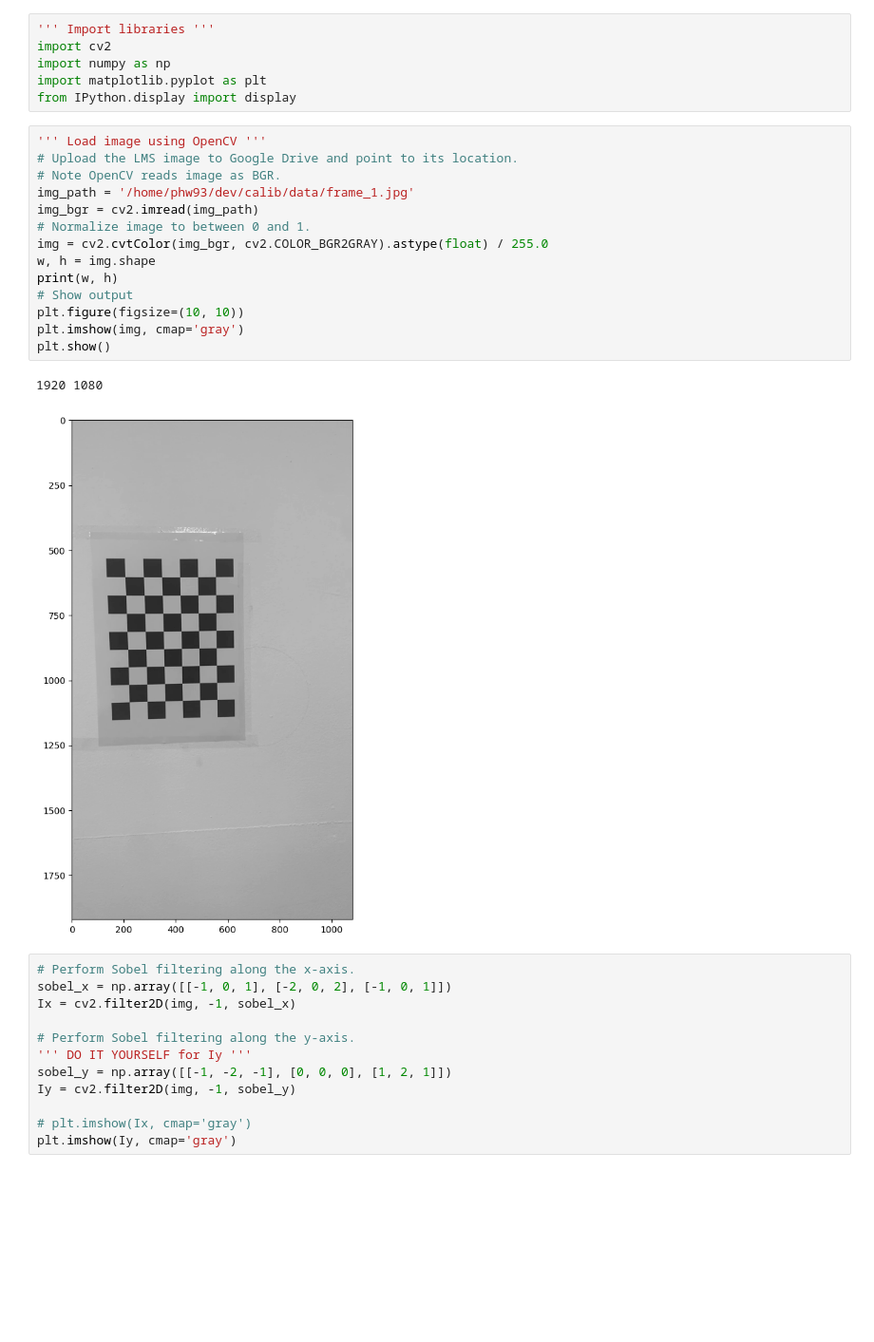
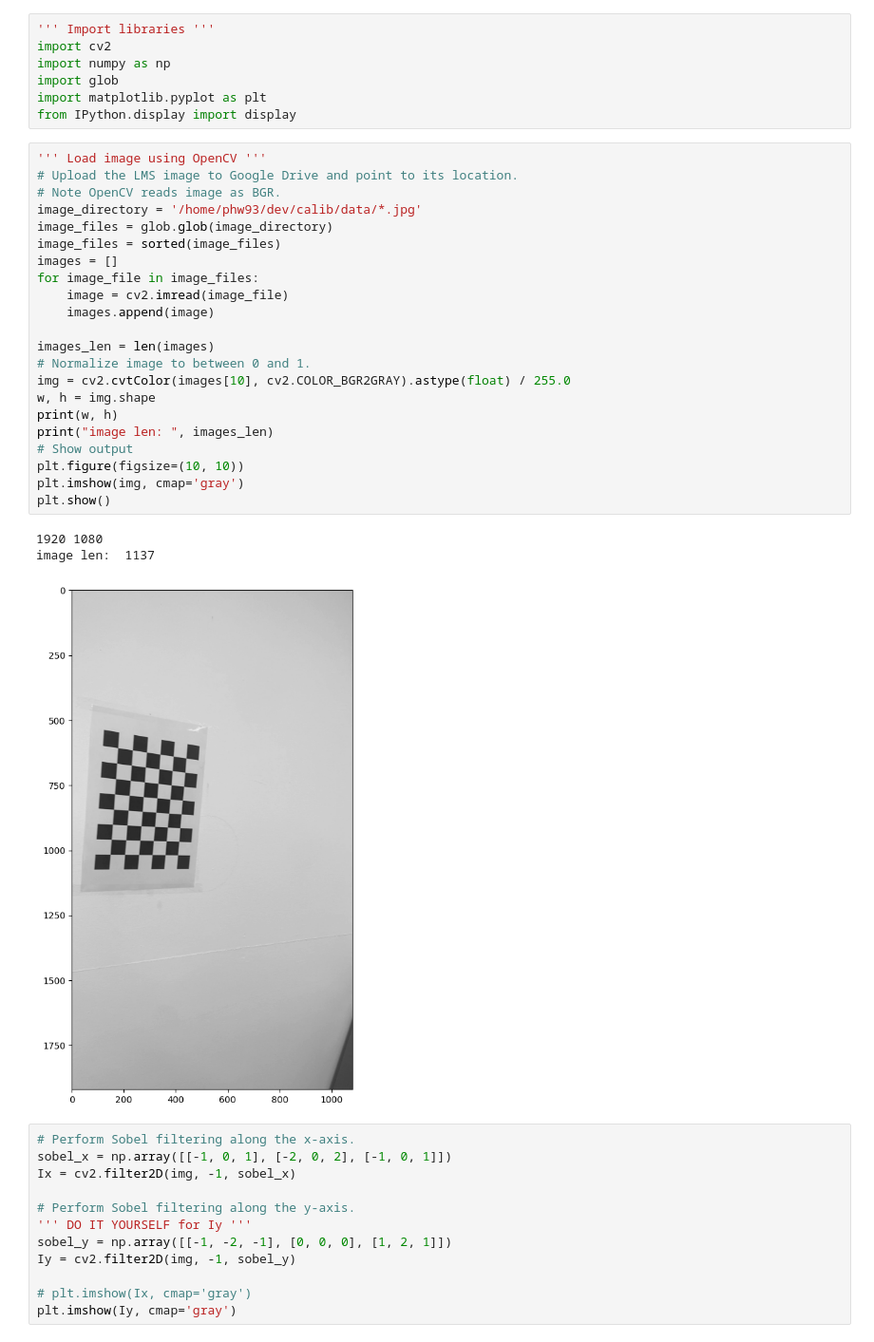
Before and after one commit to Phw9/calibration_ipynb, a Jupyter notebook: calib.ipynb, the cells around one changed output. Shown: that part at 95% size. Drawn from its saved outputs; the diff is of its cells as text; blank space fills up the shorter version.

```diff
--- a/calib.ipynb
+++ b/calib.ipynb
@@ -2,25 +2,35 @@
 ''' Import libraries '''
 import cv2
 import numpy as np
+import glob
 import matplotlib.pyplot as plt
 from IPython.display import display
 # %%
 ''' Load image using OpenCV '''
 # Upload the LMS image to Google Drive and point to its location.
 # Note OpenCV reads image as BGR.
-img_path = '/home/phw93/dev/calib/data/frame_1.jpg'
-img_bgr = cv2.imread(img_path)
+image_directory = '/home/phw93/dev/calib/data/*.jpg'
+image_files = glob.glob(image_directory)
+image_files = sorted(image_files)
+images = []
+for image_file in image_files:
+    image = cv2.imread(image_file)
+    images.append(image)
+
+images_len = len(images)
 # Normalize image to between 0 and 1.
-img = cv2.cvtColor(img_bgr, cv2.COLOR_BGR2GRAY).astype(float) / 255.0
+img = cv2.cvtColor(images[10], cv2.COLOR_BGR2GRAY).astype(float) / 255.0
 w, h = img.shape
 print(w, h)
+print("image len: ", images_len)
 # Show output
 plt.figure(figsize=(10, 10))
 plt.imshow(img, cmap='gray')
 plt.show()
 # %% [output]
 1920 1080
+image len:  1137
-[figure, old version]
+[figure, new version]
 # %%
 # Perform Sobel filtering along the x-axis.
 sobel_x = np.array([[-1, 0, 1], [-2, 0, 2], [-1, 0, 1]])
```
